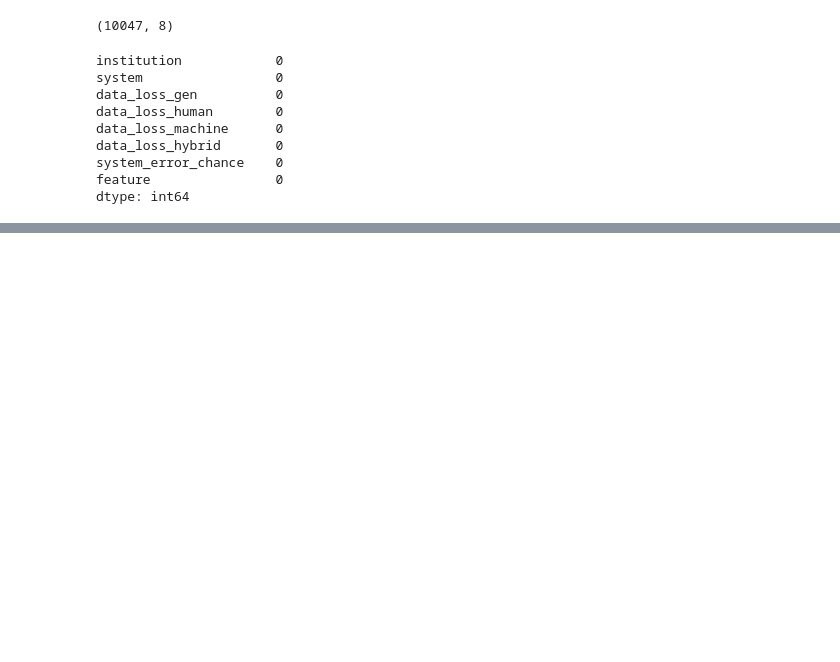
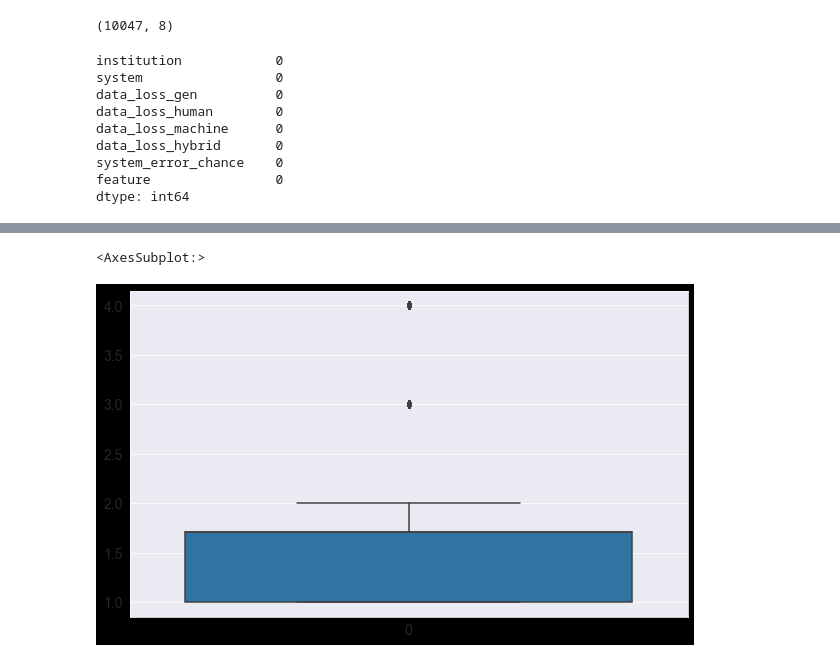
Before and after one commit to wessware/missing_marks_prediction_analysis, a Jupyter notebook: missing_marks_visualization.ipynb, the cells around one changed output, grey strips where cells are left out. Saved outputs shown, nothing was run; the diff lists cells and outputs as text; code cells hidden in the pictures; blank space fills up the shorter version.

```diff
--- a/missing_marks_visualization.ipynb
+++ b/missing_marks_visualization.ipynb
@@ -111,0 +109,5 @@ sns.jointplot(x='institution', y='data_loss_machine', data=dataset, kind='hex')
+# %%
+sns.boxplot(data=dataset[cols[2]])
+# %% [output]
+<AxesSubplot:>
+[figure, added]
```
Also changed, not shown: parts of 26 cells of this notebook, 1 other file.
